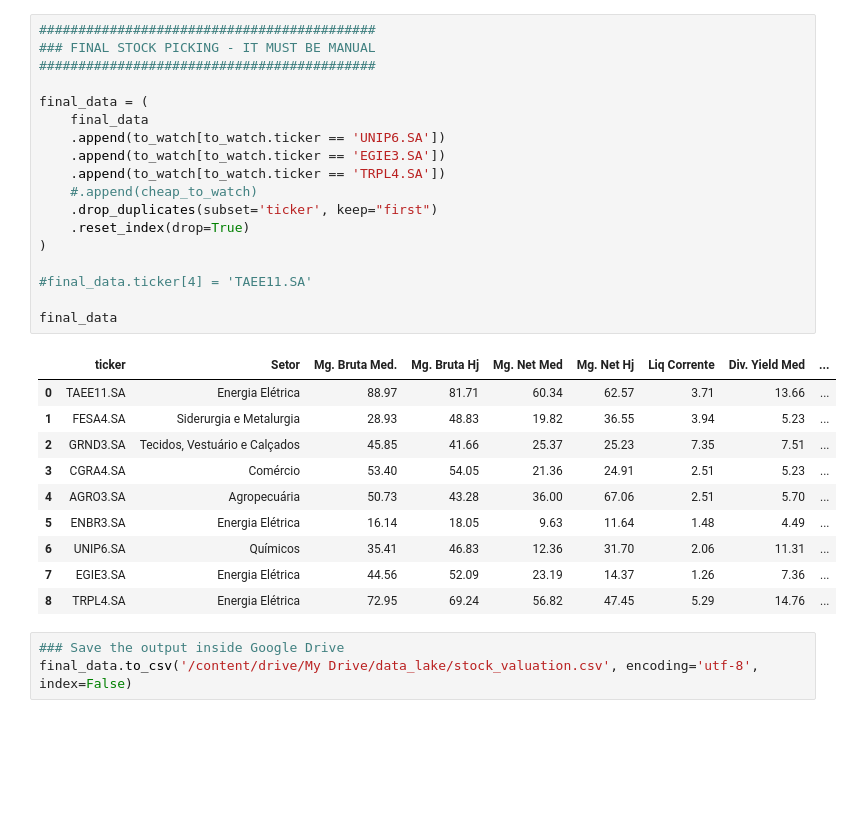
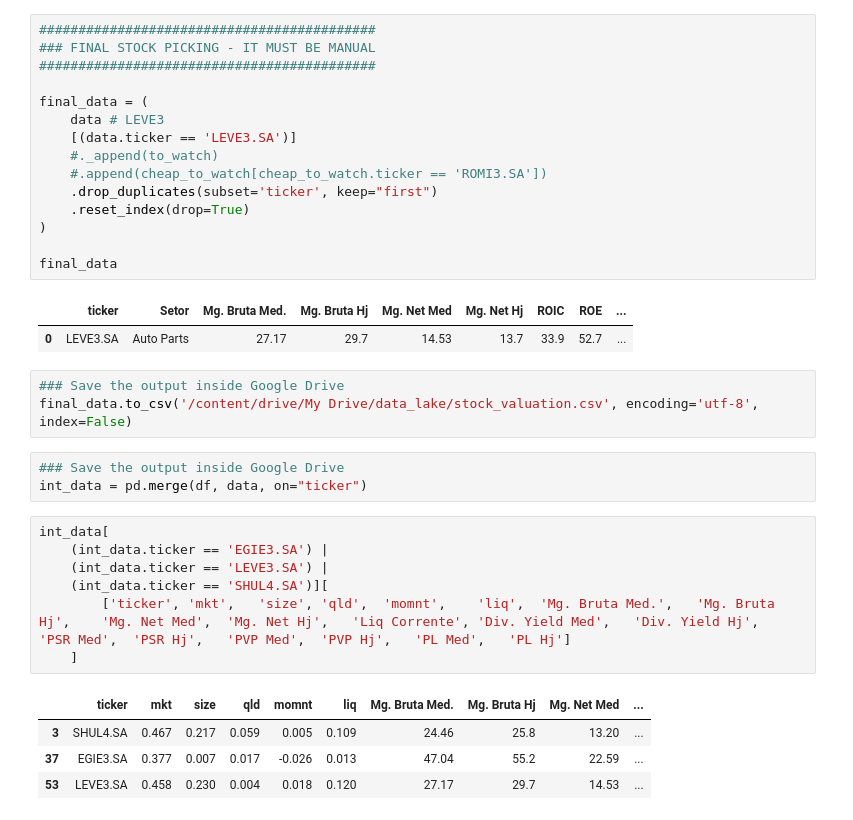
Before and after one commit to vinicius-vargas/robust-market-screener, a Jupyter notebook: stock_valuation.ipynb, the cells around one changed output. Cells and saved outputs as stored; diff of their text form; blank space fills up the shorter version.

```diff
--- a/stock_valuation.ipynb
+++ b/stock_valuation.ipynb
@@ -363,32 +373,36 @@ cheap_to_watch
 # %%
 ###########################################
 ### FINAL STOCK PICKING - IT MUST BE MANUAL
 ###########################################
 
 final_data = (
-    final_data
-    .append(to_watch[to_watch.ticker == 'UNIP6.SA'])
-    .append(to_watch[to_watch.ticker == 'EGIE3.SA'])
-    .append(to_watch[to_watch.ticker == 'TRPL4.SA'])
-    #.append(cheap_to_watch)
+    data # LEVE3
+    [(data.ticker == 'LEVE3.SA')]
+    #._append(to_watch)
+    #.append(cheap_to_watch[cheap_to_watch.ticker == 'ROMI3.SA'])
     .drop_duplicates(subset='ticker', keep="first")
     .reset_index(drop=True)
 )
 
-#final_data.ticker[4] = 'TAEE11.SA'
-
 final_data
 # %% [output]
-|  | ticker | Setor | Mg. Bruta Med. | Mg. Bruta Hj | Mg. Net Med | Mg. Net Hj | Liq Corrente | Div. Yield Med | ... |
-| 0 | TAEE11.SA | Energia Elétrica | 88.97 | 81.71 | 60.34 | 62.57 | 3.71 | 13.66 | ... |
-| 1 | FESA4.SA | Siderurgia e Metalurgia | 28.93 | 48.83 | 19.82 | 36.55 | 3.94 | 5.23 | ... |
-| 2 | GRND3.SA | Tecidos, Vestuário e Calçados | 45.85 | 41.66 | 25.37 | 25.23 | 7.35 | 7.51 | ... |
-| 3 | CGRA4.SA | Comércio | 53.40 | 54.05 | 21.36 | 24.91 | 2.51 | 5.23 | ... |
-| 4 | AGRO3.SA | Agropecuária | 50.73 | 43.28 | 36.00 | 67.06 | 2.51 | 5.70 | ... |
-| 5 | ENBR3.SA | Energia Elétrica | 16.14 | 18.05 | 9.63 | 11.64 | 1.48 | 4.49 | ... |
-| 6 | UNIP6.SA | Químicos | 35.41 | 46.83 | 12.36 | 31.70 | 2.06 | 11.31 | ... |
-| 7 | EGIE3.SA | Energia Elétrica | 44.56 | 52.09 | 23.19 | 14.37 | 1.26 | 7.36 | ... |
-| 8 | TRPL4.SA | Energia Elétrica | 72.95 | 69.24 | 56.82 | 47.45 | 5.29 | 14.76 | ... |
+|  | ticker | Setor | Mg. Bruta Med. | Mg. Bruta Hj | Mg. Net Med | Mg. Net Hj | ROIC | ROE | ... |
+| 0 | LEVE3.SA | Auto Parts | 27.17 | 29.7 | 14.53 | 13.7 | 33.9 | 52.7 | ... |
 # %%
 ### Save the output inside Google Drive
 final_data.to_csv('/content/drive/My Drive/data_lake/stock_valuation.csv', encoding='utf-8', index=False)
+# %%
+### Save the output inside Google Drive
+int_data = pd.merge(df, data, on="ticker")
+# %%
+int_data[
+    (int_data.ticker == 'EGIE3.SA') |
+    (int_data.ticker == 'LEVE3.SA') |
+    (int_data.ticker == 'SHUL4.SA')][
+        ['ticker', 'mkt',	'size',	'qld',	'momnt',	'liq',	'Mg. Bruta Med.',	'Mg. Bruta Hj',	'Mg. Net Med',	'Mg. Net Hj',	'Liq Corrente',	'Div. Yield Med',	'Div. Yield Hj',	'PSR Med',	'PSR Hj',	'PVP Med',	'PVP Hj',	'PL Med',	'PL Hj']
+    ]
+# %% [output]
+|  | ticker | mkt | size | qld | momnt | liq | Mg. Bruta Med. | Mg. Bruta Hj | Mg. Net Med | ... |
+| 3 | SHUL4.SA | 0.467 | 0.217 | 0.059 | 0.005 | 0.109 | 24.46 | 25.8 | 13.20 | ... |
+| 37 | EGIE3.SA | 0.377 | 0.007 | 0.017 | -0.026 | 0.013 | 47.04 | 55.2 | 22.59 | ... |
+| 53 | LEVE3.SA | 0.458 | 0.230 | 0.004 | 0.018 | 0.120 | 27.17 | 29.7 | 14.53 | ... |
```
Also changed, not shown: parts of 14 cells of this notebook.
